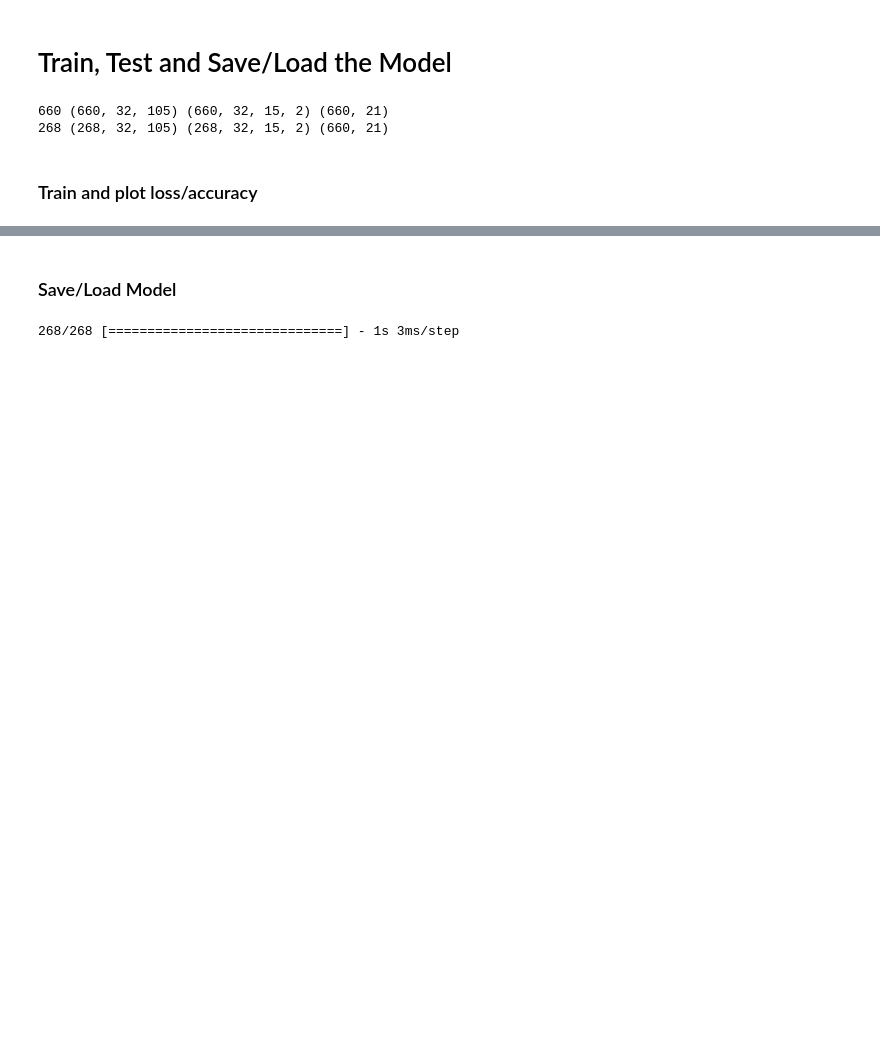
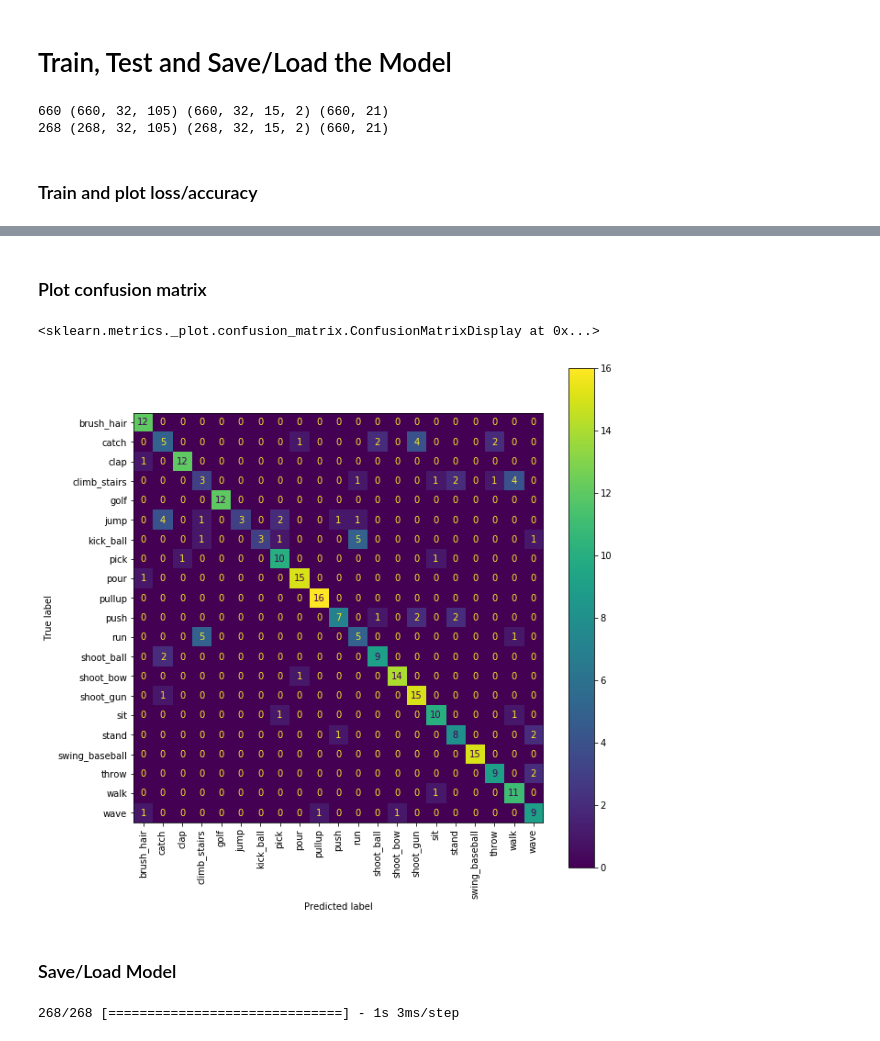
Before and after one commit to fzqneo/DD-Net, a Jupyter notebook: JHMDB/jhmdb_1D_lite_import.ipynb, the cells around one changed output, grey strips where cells are left out. Saved outputs shown, nothing was run; the diff lists cells and outputs as text; code cells hidden in the pictures; blank space fills up the shorter version.

```diff
--- a/JHMDB/jhmdb_1D_lite_import.ipynb
+++ b/JHMDB/jhmdb_1D_lite_import.ipynb
@@ -165,3 +147,26 @@ plot_loss(history2)
+# %% [markdown]
+### Plot confusion matrix
+# %%
+Y_test_pred = DD_Net.predict([X_test_0, X_test_1])
+# %%
+Y_test_pred_cls = np.argmax(Y_test_pred, axis=1)
+Y_test_cls = np.argmax(Y_test, axis=1)
+Y_test_cls[:10], Y_test_pred_cls[:10]
+
+from sklearn.metrics import confusion_matrix, ConfusionMatrixDisplay
+normalize= None # 'true'
+cm = confusion_matrix(Y_test_cls, Y_test_pred_cls, normalize=normalize)
+# print(cm)
+
+disp = ConfusionMatrixDisplay(
+    confusion_matrix=cm,
+    display_labels=le.classes_)
+
+fig, ax = plt.subplots(figsize=(10,10))
+disp.plot(xticks_rotation=90, ax=ax)
+# %% [output]
+<sklearn.metrics._plot.confusion_matrix.ConfusionMatrixDisplay at 0x...>
+[figure, added]
 # %% [markdown]
 ### Save/Load Model
 # %%
```
Also changed, not shown: parts of 5 cells of this notebook, 1 other file.
